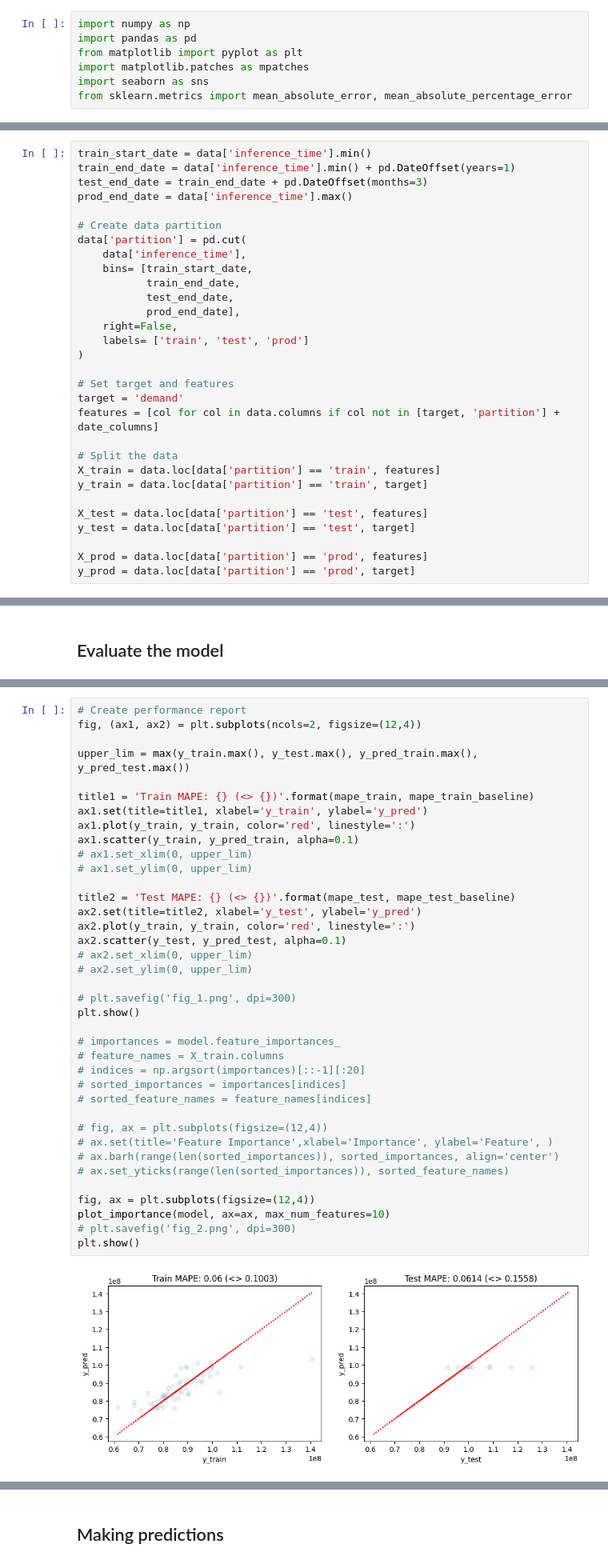
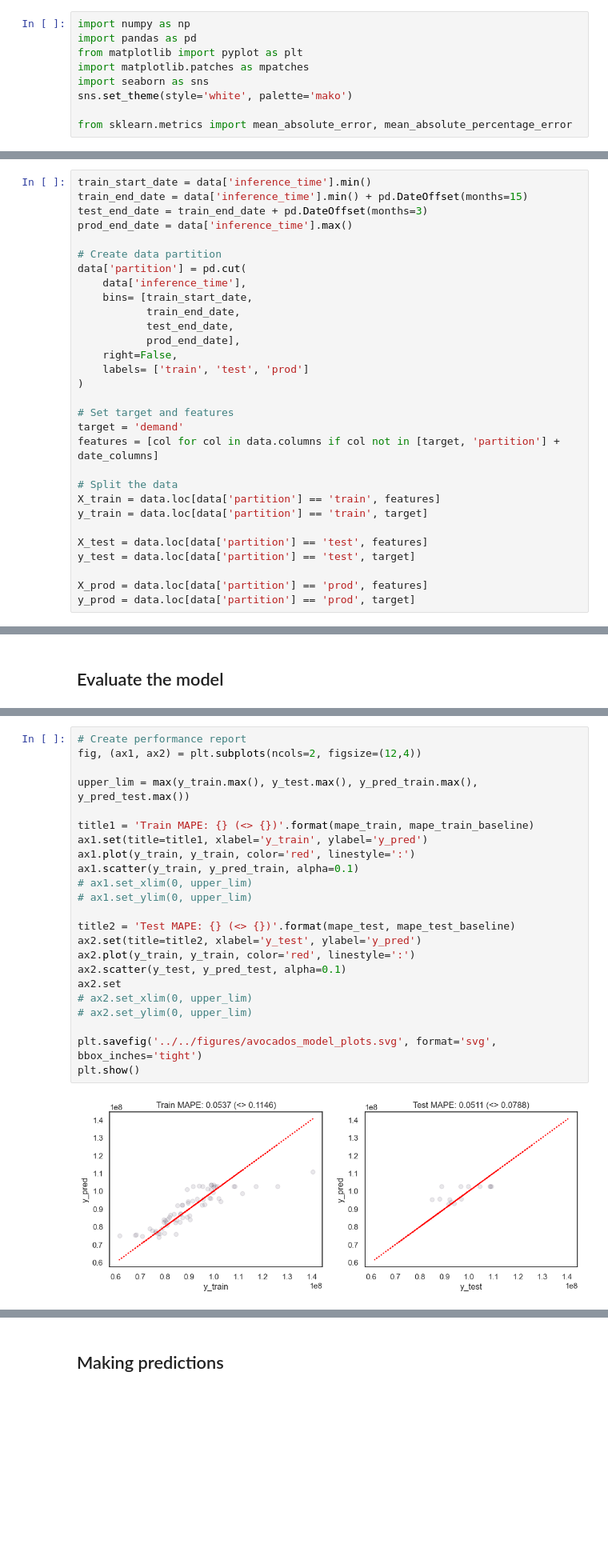
Before and after one commit to santiviquez/ageml, a Jupyter notebook: notebooks/experiments/avocados_demand_forescasting_baseline.ipynb, the cells around one changed output, grey strips where cells are left out. Shown at 80% size. Drawn from its saved outputs; the diff is of its cells as text; blank space fills up the shorter version.

```diff
--- a/notebooks/experiments/avocados_demand_forescasting_baseline.ipynb
+++ b/notebooks/experiments/avocados_demand_forescasting_baseline.ipynb
@@ -4,6 +4,8 @@ import pandas as pd
 from matplotlib import pyplot as plt
 import matplotlib.patches as mpatches
 import seaborn as sns
+sns.set_theme(style='white', palette='mako')
+
 from sklearn.metrics import mean_absolute_error, mean_absolute_percentage_error
 # %%
 date_columns = ['date', 'inference_time']
@@ -14,6 +32,6 @@ data = pd.read_csv('../../data/avocados_demand_forecasting_dataset.csv', dtype=d
 # %%
 train_start_date = data['inference_time'].min()
-train_end_date = data['inference_time'].min() + pd.DateOffset(years=1)
+train_end_date = data['inference_time'].min() + pd.DateOffset(months=15)
 test_end_date = train_end_date + pd.DateOffset(months=3)
 prod_end_date = data['inference_time'].max()
 
@@ -108,40 +114,25 @@ mape_test_baseline = mean_absolute_percentage_error(y_test, y_pred_test_baseline
 # %%
 # Create performance report
 fig, (ax1, ax2) = plt.subplots(ncols=2, figsize=(12,4))
 
 upper_lim = max(y_train.max(), y_test.max(), y_pred_train.max(), y_pred_test.max())
 
 title1 = 'Train MAPE: {} (<> {})'.format(mape_train, mape_train_baseline)
 ax1.set(title=title1, xlabel='y_train', ylabel='y_pred')
 ax1.plot(y_train, y_train, color='red', linestyle=':')
 ax1.scatter(y_train, y_pred_train, alpha=0.1)
 # ax1.set_xlim(0, upper_lim)
 # ax1.set_ylim(0, upper_lim)
 
 title2 = 'Test MAPE: {} (<> {})'.format(mape_test, mape_test_baseline)
 ax2.set(title=title2, xlabel='y_test', ylabel='y_pred')
 ax2.plot(y_train, y_train, color='red', linestyle=':')
 ax2.scatter(y_test, y_pred_test, alpha=0.1)
+ax2.set
 # ax2.set_xlim(0, upper_lim)
 # ax2.set_ylim(0, upper_lim)
 
-# plt.savefig('fig_1.png', dpi=300)
+plt.savefig('../../figures/avocados_model_plots.svg', format='svg', bbox_inches='tight')
 plt.show()
-
-# importances = model.feature_importances_
-# feature_names = X_train.columns
-# indices = np.argsort(importances)[::-1][:20]
-# sorted_importances = importances[indices]
-# sorted_feature_names = feature_names[indices]
-
-# fig, ax = plt.subplots(figsize=(12,4))
-# ax.set(title='Feature Importance',xlabel='Importance', ylabel='Feature', )
-# ax.barh(range(len(sorted_importances)), sorted_importances, align='center')
-# ax.set_yticks(range(len(sorted_importances)), sorted_feature_names)
-
-fig, ax = plt.subplots(figsize=(12,4))
-plot_importance(model, ax=ax, max_num_features=10)
-# plt.savefig('fig_2.png', dpi=300)
-plt.show()
 # %% [output]
-[figure, old version]
+[figure, new version]
```
Also changed, not shown: parts of 10 cells of this notebook, 7 other files.
